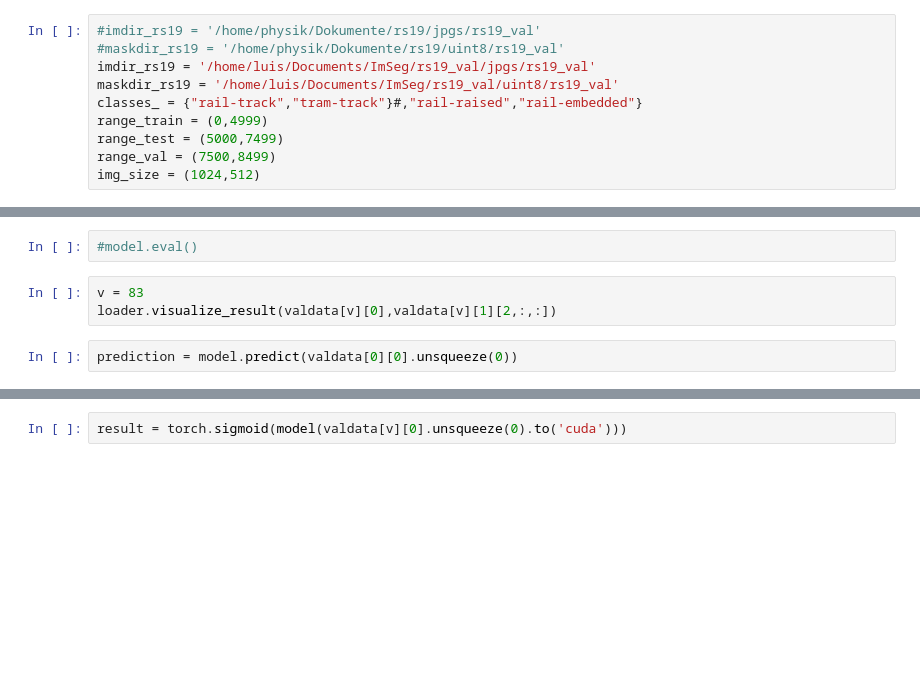
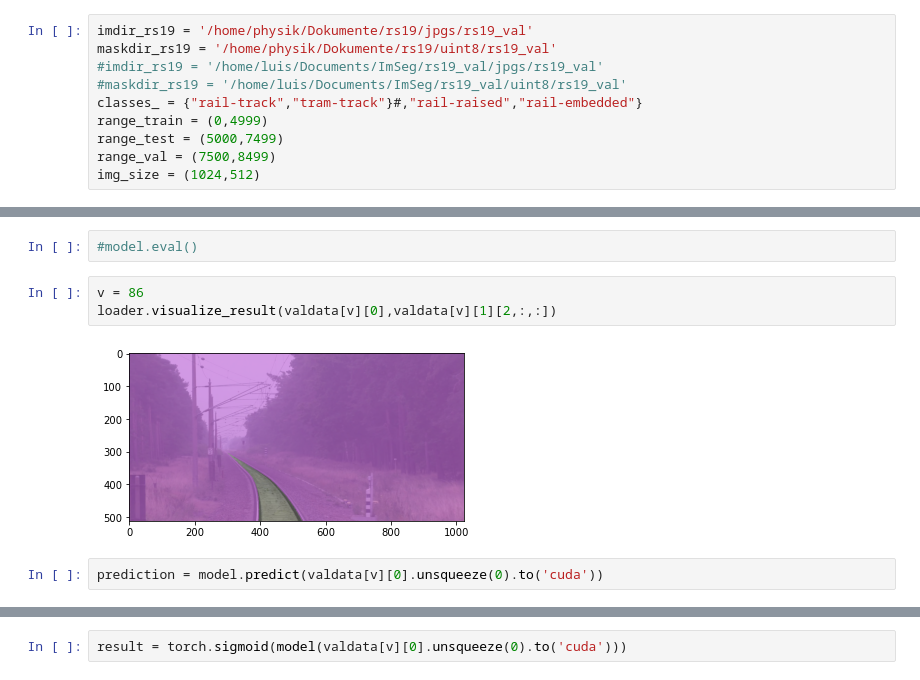
Before and after one commit to LuisWohlers/attackingSemanticSegmentation, a Jupyter notebook: Main.ipynb, the cells around one changed output, grey strips where cells are left out. Drawn from its saved outputs; the diff is of its cells as text; blank space fills up the shorter version.

```diff
--- a/Main.ipynb
+++ b/Main.ipynb
@@ -16,10 +16,10 @@ from Utils import loader, loss
 from Train import train
 from Model import Model
 # %%
-#imdir_rs19 = '/home/physik/Dokumente/rs19/jpgs/rs19_val'
-#maskdir_rs19 = '/home/physik/Dokumente/rs19/uint8/rs19_val'
-imdir_rs19 = '/home/luis/Documents/ImSeg/rs19_val/jpgs/rs19_val'
-maskdir_rs19 = '/home/luis/Documents/ImSeg/rs19_val/uint8/rs19_val'
+imdir_rs19 = '/home/physik/Dokumente/rs19/jpgs/rs19_val'
+maskdir_rs19 = '/home/physik/Dokumente/rs19/uint8/rs19_val'
+#imdir_rs19 = '/home/luis/Documents/ImSeg/rs19_val/jpgs/rs19_val'
+#maskdir_rs19 = '/home/luis/Documents/ImSeg/rs19_val/uint8/rs19_val'
 classes_ = {"rail-track","tram-track"}#,"rail-raised","rail-embedded"}
 range_train = (0,4999)
 range_test = (5000,7499)
@@ -121,9 +139,11 @@ Average Validation Accuracy: 0.6285
 # %%
 #model.eval()
 # %%
-v = 83
+v = 86
 loader.visualize_result(valdata[v][0],valdata[v][1][2,:,:])
+# %% [output]
+[figure, added]
 # %%
-prediction = model.predict(valdata[0][0].unsqueeze(0))
+prediction = model.predict(valdata[v][0].unsqueeze(0).to('cuda'))
 # %%
 prediction[2].shape
```
Also changed, not shown: parts of 8 cells of this notebook, 3 other files.
